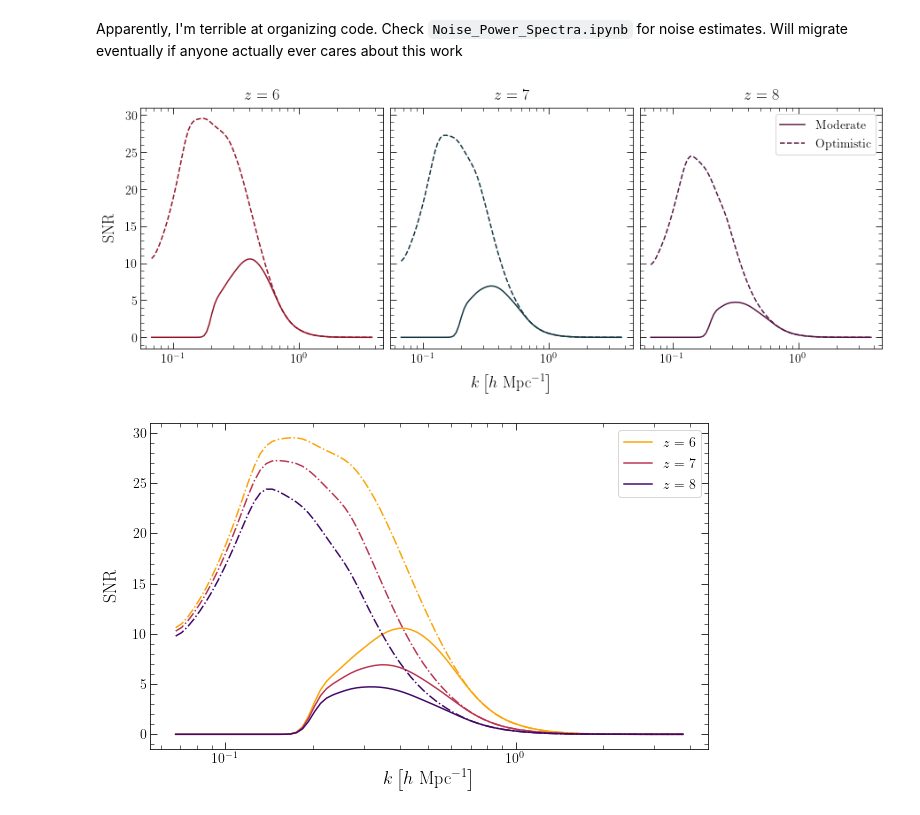
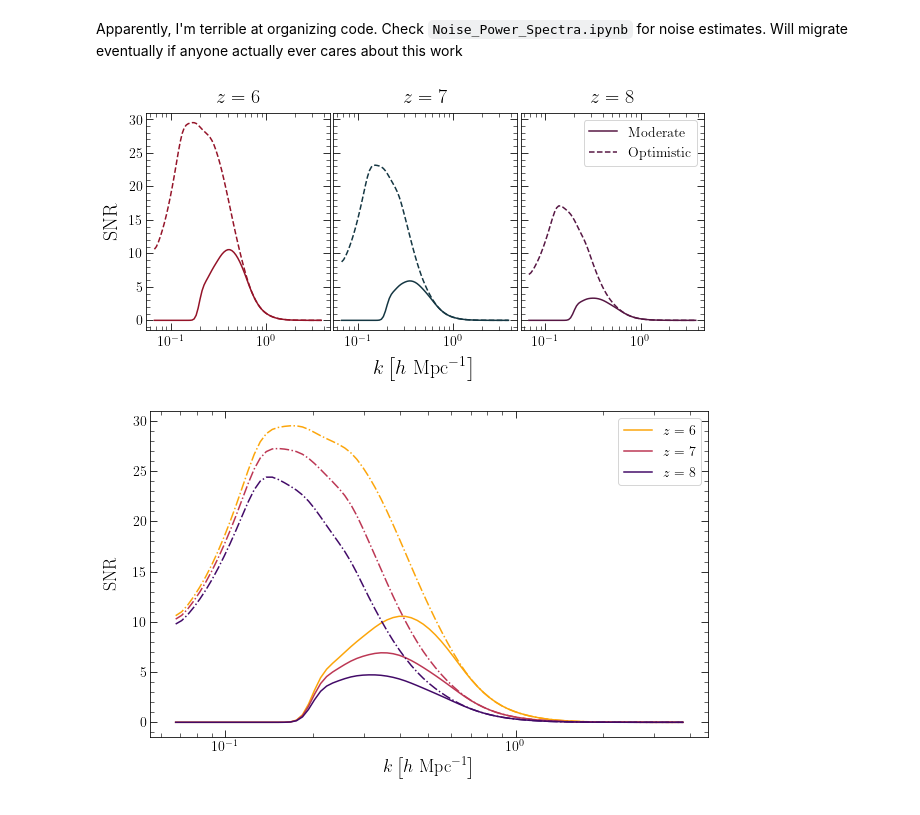
Before and after one commit to tacox5/Senior_Thesis, a Jupyter notebook: notebooks/Thesis_Plots.ipynb, the cells around one changed output. Saved outputs shown, nothing was run; the diff lists cells and outputs as text; code cells hidden in the pictures.

```diff
--- a/notebooks/Thesis_Plots.ipynb
+++ b/notebooks/Thesis_Plots.ipynb
@@ -351,36 +351,38 @@ opt_files.sort()
 mod_files = glob.glob('z*mod.npz')
 mod_files.sort()
 # %%
-fig, axs = plt.subplots(1, 3, figsize = (15, 5), sharey = True)
+fig, axs = plt.subplots(1, 3, figsize = (10, 4), sharey = True)
 axs = axs.ravel()
+
+s = [0.7, 0.85, 1.][::-1]
 
 for i in range(len(mod_files)):
     mod = np.load(mod_files[i])
     opt = np.load(opt_files[i])
-    axs[i].plot(mod['ks'], gaussian_filter1d(np.abs(mod['xps']) / mod['noise'], 1.5),
+    axs[i].plot(mod['ks'], gaussian_filter1d(np.abs(mod['xps']) / mod['noise'], 1.5) * s[i],
                 color = colors[i], label = 'Moderate')
-    axs[i].plot(opt['ks'], gaussian_filter1d(np.abs(opt['xps']) / opt['noise'], 1.5),
+    axs[i].plot(opt['ks'], gaussian_filter1d(np.abs(opt['xps']) / opt['noise'], 1.5) * s[i],
                 color = colors[i], linestyle = '--', label = 'Optimistic')
     axs[i].set_xscale('log')
     axs[i].tick_params(axis='both', which='major', labelsize=14)
     axs[i].tick_params(axis='x', pad = 6)
 
     if i == 0:
-        axs[i].set_ylabel('SNR', fontsize = 18, labelpad = 10)
+        axs[i].set_ylabel('SNR', fontsize = 20, labelpad = 8)
 
     if i == 1:
-        axs[i].set_xlabel(r'$k \left[h \ \mathrm{Mpc}^{-1} \right]$', fontsize = 18, labelpad = 10)
+        axs[i].set_xlabel(r'$k \left[h \ \mathrm{Mpc}^{-1} \right]$', fontsize = 20, labelpad = 8)
 
     if i == 2:
         axs[i].legend(fontsize = 14)
 
-    axs[i].set_title(r'$z = {}$'.format(6 + i), fontsize = 18, pad = 10)
+    axs[i].set_title(r'$z = {}$'.format(6 + i), fontsize = 20, pad = 10)
 
-plt.subplots_adjust(wspace = 0.03)
-plt.savefig('xcorr_snr.pdf', dpi = 500, bbox_inches = 'tight')
+plt.subplots_adjust(wspace = 0.02)
+plt.savefig('../documents/images/xcorr_snr.pdf', dpi = 500, bbox_inches = 'tight')
 #plt.show()
 # %% [output]
-[figure, old version]
+[figure, new version]
 # %%
 z = [6,7,8]
 plt.figure(figsize=(10,6))
```
Also changed, not shown: parts of 3 cells of this notebook, 46 other files.
